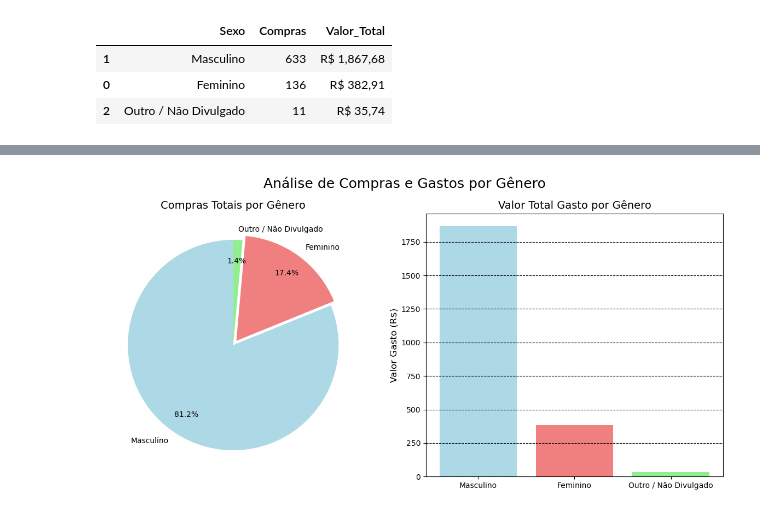
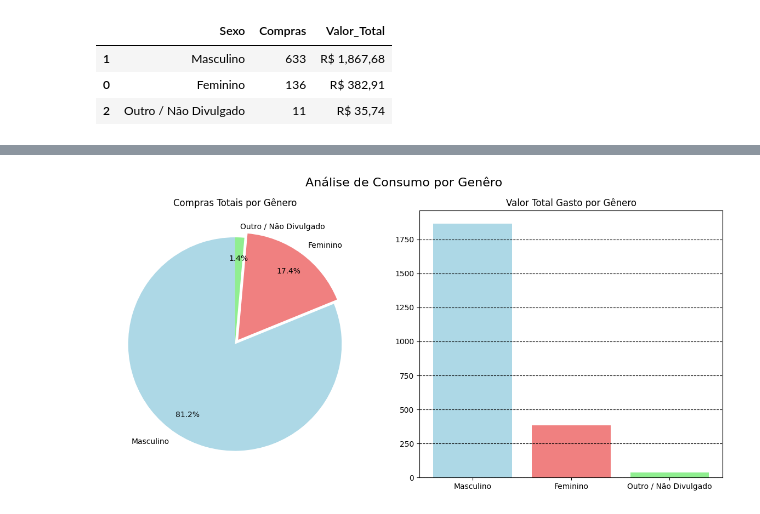
Before and after one commit to davichiqueti/Challenge-Hooklab, a Jupyter notebook: Resolução.ipynb, the cells around one changed output, grey strips where cells are left out. Cells and saved outputs as stored; diff of their text form; code cells hidden in the pictures.

```diff
--- a/Resolução.ipynb
+++ b/Resolução.ipynb
@@ -227,36 +266,35 @@ ValueError: The 'color' keyword argument must have one color per dataset, but 1
 # %%
 labels = gender_purchase_quantity_df['Sexo']
 purchase_counts = gender_purchase_quantity_df['Compras']
 total_spent = gender_spent_amount_df['Valor_Total']
 
 fig, axes = plt.subplots(nrows=1, ncols=2, figsize=(12, 6)) # Figura com dois subplots lado a lado
 
 # Gráfico de pizza para compras totais por gênero
 axes[0].pie(
     purchase_counts,
     labels = labels,
     autopct='%1.1f%%',
     shadow=False,
     startangle=90,
-    colors=color_list,
+    colors=['lightblue', 'lightcoral', 'lightgreen'],
     pctdistance=0.8,
     explode=[0, 0.05, 0]
 )
-axes[0].set_title('Compras Totais por Gênero', fontdict= {'size': 14})
+axes[0].set_title('Compras Totais por Gênero')
 
 # Gráfico de barra para valor total gasto por gênero
 axes[1].bar(
     labels,
     total_spent,
-    color=['lightblue', 'lightcoral', 'lightgreen']
+    color=['lightblue', 'lightcoral', 'lightgreen'],
 )
-axes[1].set_title('Valor Total Gasto por Gênero', fontdict= {'size': 14})
+axes[1].set_title('Valor Total Gasto por Gênero')
 axes[1].yaxis.grid(linestyle = '--', color = 'black')
-axes[1].set_ylabel('Valor Gasto (R$)', fontdict={'size': 12})
 
-fig.suptitle('Análise de Compras e Gastos por Gênero', fontsize=18)
+fig.suptitle('Análise de Consumo por Genêro', fontsize=16)
 plt.tight_layout()
-plt.savefig('Graficos&Dados/grafico_compras_gastos.png', dpi=300)
+plt.savefig('Graficos&Dados/3 - Consumo por Genêro', dpi=300)
 plt.show()
 # %% [output]
-[figure, old version]
+[figure, new version]
```
Also changed, not shown: parts of 10 cells of this notebook, 6 other files.
